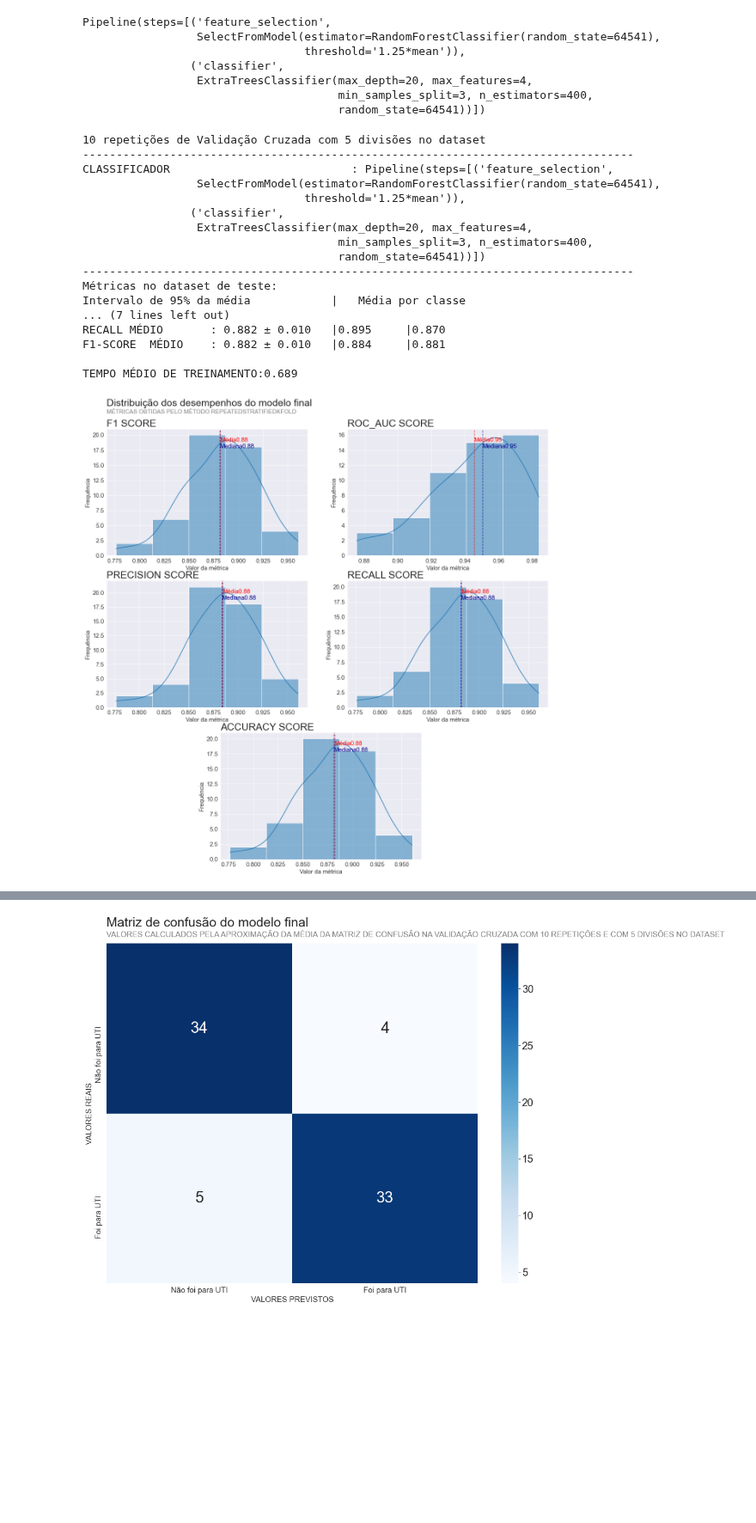
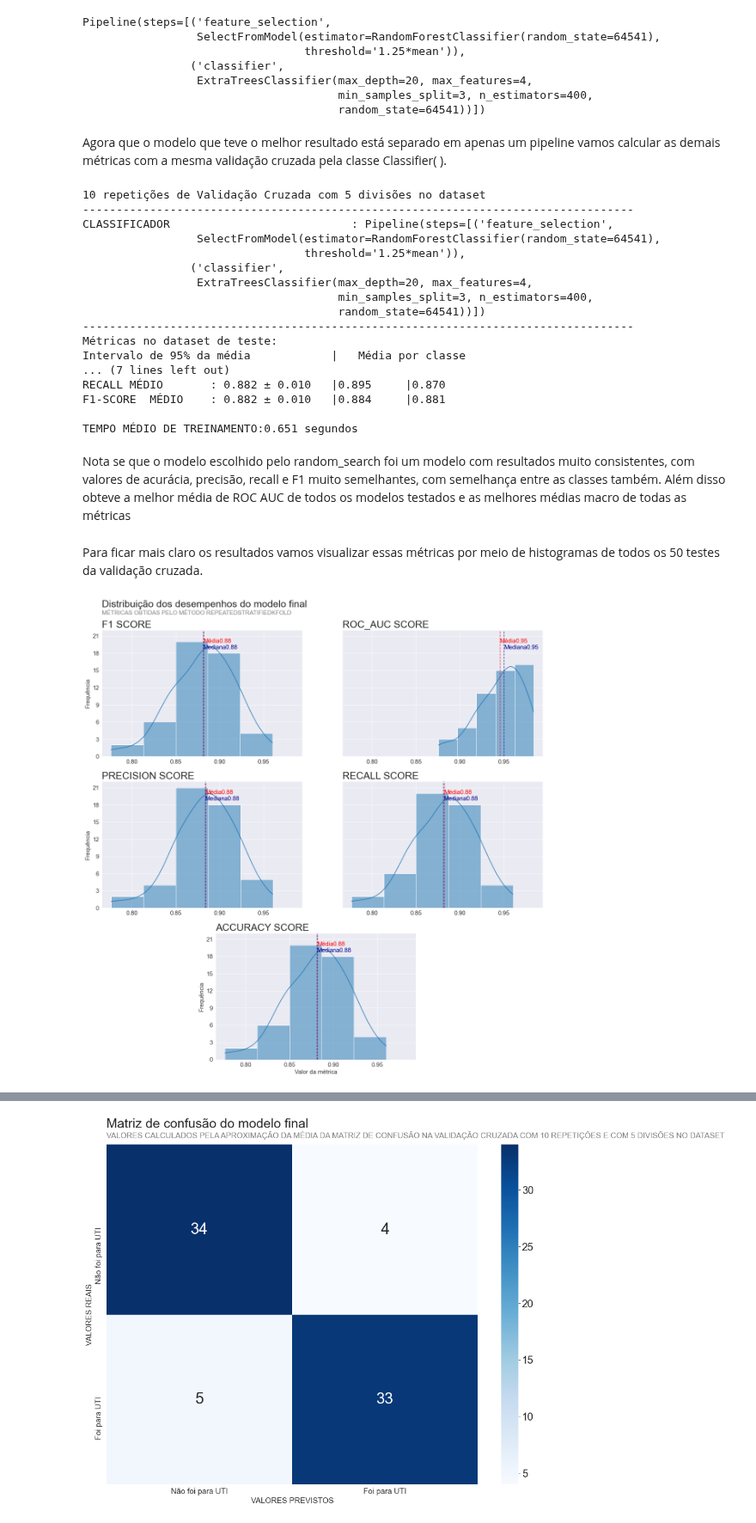
Before and after one commit to PedroHCAlmeida/Projeto_final_bootcamp, a Jupyter notebook: notebooks/Previsoes.ipynb, the cells around one changed output, grey strips where cells are left out. Shown at 86% size. Saved outputs shown, nothing was run; the diff lists cells and outputs as text; code cells hidden in the pictures; blank space fills up the shorter version.

```diff
--- a/notebooks/Previsoes.ipynb
+++ b/notebooks/Previsoes.ipynb
@@ -561,0 +654,3 @@ y = df_resample_shuffle['ICU']
+# %%
+with open('../arquivos_modelo/SearchCV_salvo/random_searchcv', 'rb') as random_search_file:
+    random_search = pickle.load(random_search_file)
@@ -562,41 +659,5 @@ y = df_resample_shuffle['ICU']
 # %%
-pipe = Pipeline([
-    ('feature_selection', PipelineHelper([
-        ('rf',  SelectFromModel(RandomForestClassifier()))])),
-    ('classifier', PipelineHelper([
-        ('rf', RandomForestClassifier()),
-        ('et', ExtraTreesClassifier())
-    ])),
-])
-
-params = {
-    'feature_selection__selected_model': pipe.named_steps['feature_selection'].generate({
-        'rf__threshold': [0,  'median', 'mean', '1.25*mean'],
-        'rf__estimator__random_state':[SEED]
-    }),
-    'classifier__selected_model': pipe.named_steps['classifier'].generate({
-        'rf__bootstrap':[True, False],
-        'rf__max_depth': [None, 5, 10, 15,20],
-        'rf__max_features' : [4, 'auto', 10],
-        'rf__random_state' : [SEED],
-        'rf__n_estimators': [100, 200, 400, 800],
-        'rf__min_samples_split': [2, 3, 5],
-        'rf__min_samples_leaf': [1, 2, 3],
-        'et__bootstrap':[True, False],
-        'et__random_state' : [SEED],
-        'et__max_depth': [None, 5, 10, 15, 20],
-        'et__n_estimators': [100, 200, 400, 800],
-        'et__max_features' : [4, 'auto', 10],
-        'et__min_samples_split': [2, 3, 5],
-        'et__min_samples_leaf': [1, 2, 3]
-    })
-}
-random_search = RandomizedSearchCV(pipe, params, n_jobs=-1, cv=cv, n_iter=2000, scoring='f1_macro', verbose=1, random_state=SEED)
-start = time.time()
-random_search.fit(X,y)
-end=time.time()
-print(f'Os parâmetros do modelo com o melhor resultado foi {random_search.best_params_}')
-print(f'O melhor resultado para a média macro do f1 score foi de {random_search.best_score_}')
+print(f'Os parâmetros do modelo com o melhor resultado foram {random_search.best_params_}\n')
+print(f'O melhor resultado para a média macro do F1 score foi de {random_search.best_score_}\n')
 print(f'O melhor modelo foi {random_search.best_estimator_}')
-print(f'O tempo para essa procura foi de {(end-start)/60} minutos')
 # %% [output]
@@ -648,6 +713,8 @@ Pipeline(steps=[('feature_selection',
                  ExtraTreesClassifier(max_depth=20, max_features=4,
                                       min_samples_split=3, n_estimators=400,
                                       random_state=64541))])
+# %% [markdown]
+Agora que o modelo que teve o melhor resultado está separado em apenas um pipeline vamos calcular as demais métricas com a mesma validação cruzada pela classe Classifier( ).
 # %%
 best = Classifier(best_pipeline, df_resample)
 best.cross_val()
@@ -668,10 +735,14 @@ Intervalo de 95% da média            |   Média por classe
 RECALL MÉDIO       : 0.882 ± 0.010   |0.895     |0.870
 F1-SCORE  MÉDIO    : 0.882 ± 0.010   |0.884     |0.881
 
-TEMPO MÉDIO DE TREINAMENTO:0.689
+TEMPO MÉDIO DE TREINAMENTO:0.651 segundos
+# %% [markdown]
+Nota se que o modelo escolhido pelo random_search foi um modelo com resultados muito consistentes, com valores de acurácia, precisão, recall e F1 muito semelhantes, com semelhança entre as classes também. Além disso obteve a melhor média de ROC AUC de todos os modelos testados e as melhores médias macro de todas as métricas
+# %% [markdown]
+Para ficar mais claro os resultados vamos visualizar essas métricas por meio de histogramas de todos os 50 testes da validação cruzada.
 # %%
-best.hist_metrics(kde=True, color=(0.12156862745098039, 0.4666666666666667, 0.7058823529411765, 0.5),
+ax = best.hist_metrics(kde=True, color=(0.12156862745098039, 0.4666666666666667, 0.7058823529411765, 0.5),
                   name_estimator='final')
 plt.show()
 # %% [output]
-[figure, old version]
+[figure, new version]
```
Also changed, not shown: parts of 48 cells of this notebook, 2 other files.
